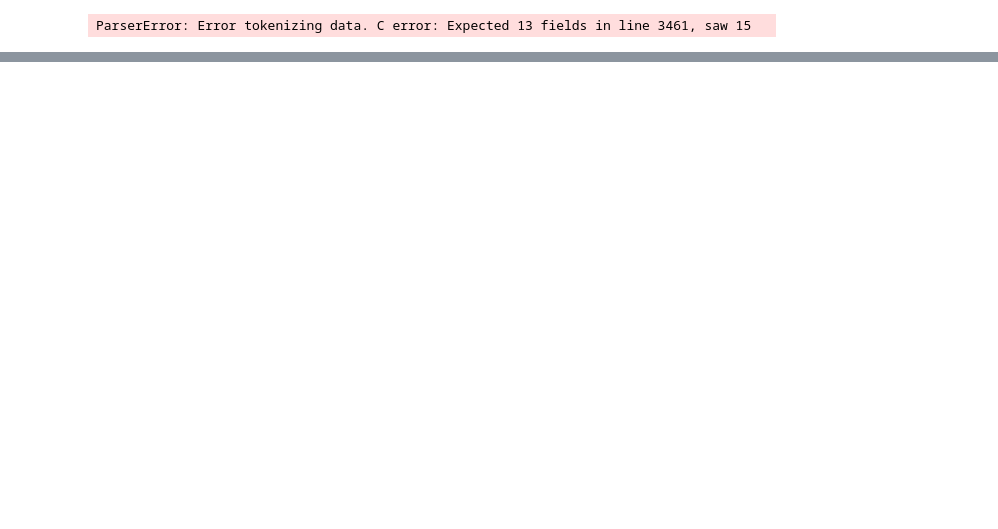
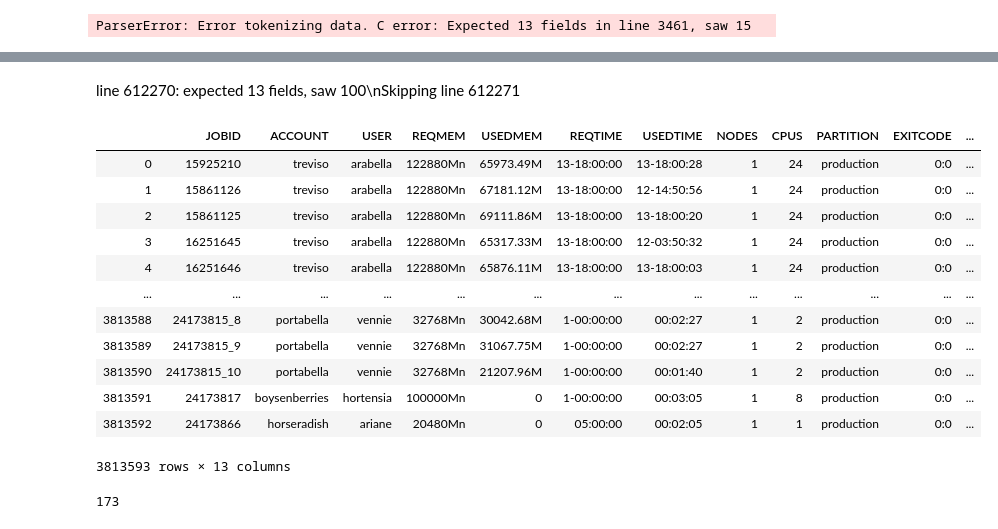
Before and after one commit to nss-data-science-cohort-4/dq2-accre-amd, a Jupyter notebook: notebooks/accre_jobs_2020.ipynb, the cells around one changed output, grey strips where cells are left out. Drawn from its saved outputs; the diff is of its cells as text; code cells hidden in the pictures; blank space fills up the shorter version.

Commit message:
evaluated tokenizing error

```diff
--- a/notebooks/accre_jobs_2020.ipynb
+++ b/notebooks/accre_jobs_2020.ipynb
@@ -13,0 +25,2 @@ ParserError: Error tokenizing data. C error: Expected 13 fields in line 3461, sa
+# %%
+accre_jobs_2020 = pd.read_csv('../data/accre-jobs-2020.csv', error_bad_lines = False)
@@ -13,0 +45,22 @@ ParserError: Error tokenizing data. C error: Expected 13 fields in line 3461, sa
+# %% [markdown]
+line 612270: expected 13 fields, saw 100\nSkipping line 612271
+# %%
+accre_jobs_2020
+# %% [output]
+|  | JOBID | ACCOUNT | USER | REQMEM | USEDMEM | REQTIME | USEDTIME | NODES | CPUS | PARTITION | EXITCODE | ... |
+| 0 | 15925210 | treviso | arabella | 122880Mn | 65973.49M | 13-18:00:00 | 13-18:00:28 | 1 | 24 | production | 0:0 | ... |
+| 1 | 15861126 | treviso | arabella | 122880Mn | 67181.12M | 13-18:00:00 | 12-14:50:56 | 1 | 24 | production | 0:0 | ... |
+| 2 | 15861125 | treviso | arabella | 122880Mn | 69111.86M | 13-18:00:00 | 13-18:00:20 | 1 | 24 | production | 0:0 | ... |
+| 3 | 16251645 | treviso | arabella | 122880Mn | 65317.33M | 13-18:00:00 | 12-03:50:32 | 1 | 24 | production | 0:0 | ... |
+| 4 | 16251646 | treviso | arabella | 122880Mn | 65876.11M | 13-18:00:00 | 13-18:00:03 | 1 | 24 | production | 0:0 | ... |
+| ... | ... | ... | ... | ... | ... | ... | ... | ... | ... | ... | ... | ... |
+| 3813588 | 24173815_8 | portabella | vennie | 32768Mn | 30042.68M | 1-00:00:00 | 00:02:27 | 1 | 2 | production | 0:0 | ... |
+| 3813589 | 24173815_9 | portabella | vennie | 32768Mn | 31067.75M | 1-00:00:00 | 00:02:27 | 1 | 2 | production | 0:0 | ... |
+| 3813590 | 24173815_10 | portabella | vennie | 32768Mn | 21207.96M | 1-00:00:00 | 00:01:40 | 1 | 2 | production | 0:0 | ... |
+| 3813591 | 24173817 | boysenberries | hortensia | 100000Mn | 0 | 1-00:00:00 | 00:03:05 | 1 | 8 | production | 0:0 | ... |
+| 3813592 | 24173866 | horseradish | ariane | 20480Mn | 0 | 05:00:00 | 00:02:05 | 1 | 1 | production | 0:0 | ... |
+3813593 rows × 13 columns
+# %%
+accre_jobs_2020['ACCOUNT'].nunique()
+# %% [output]
+173
```
Also changed, not shown: parts of 4 cells of this notebook.
